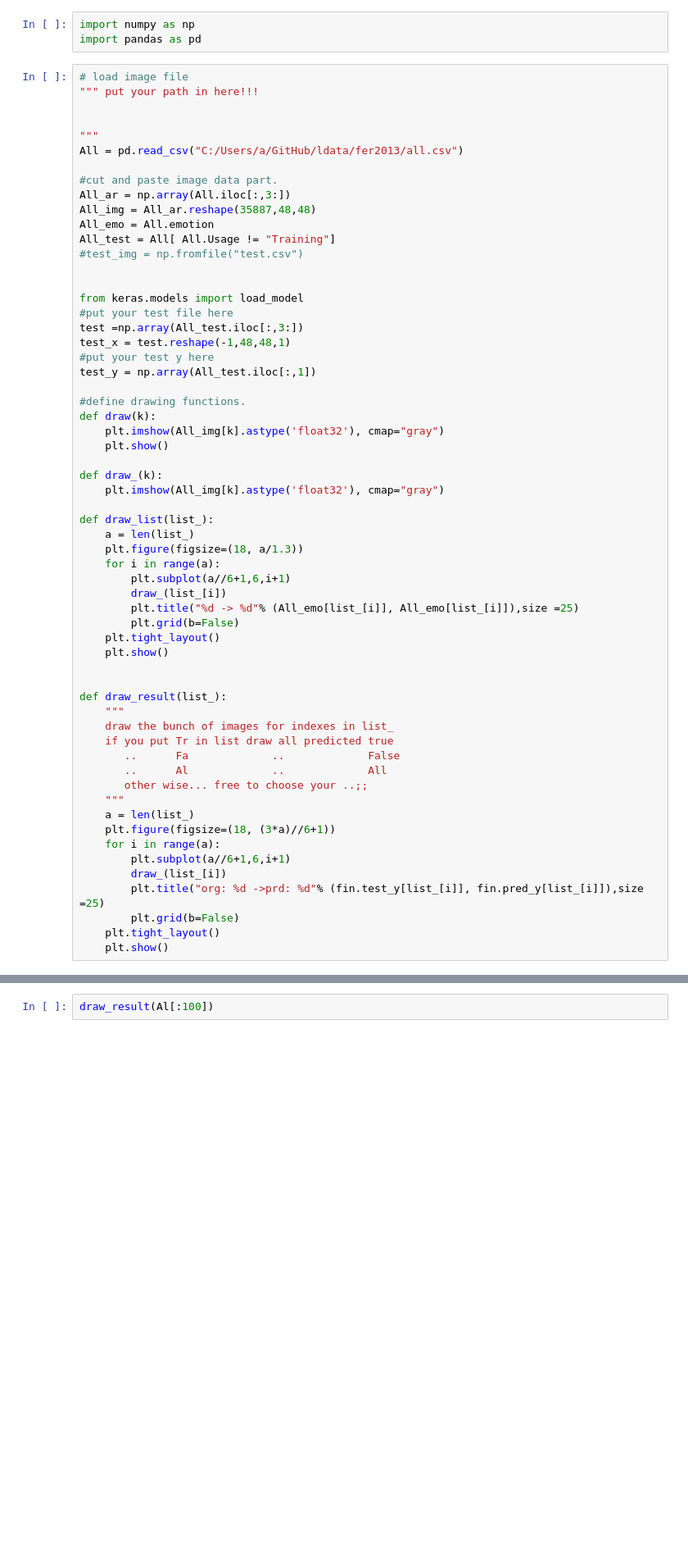
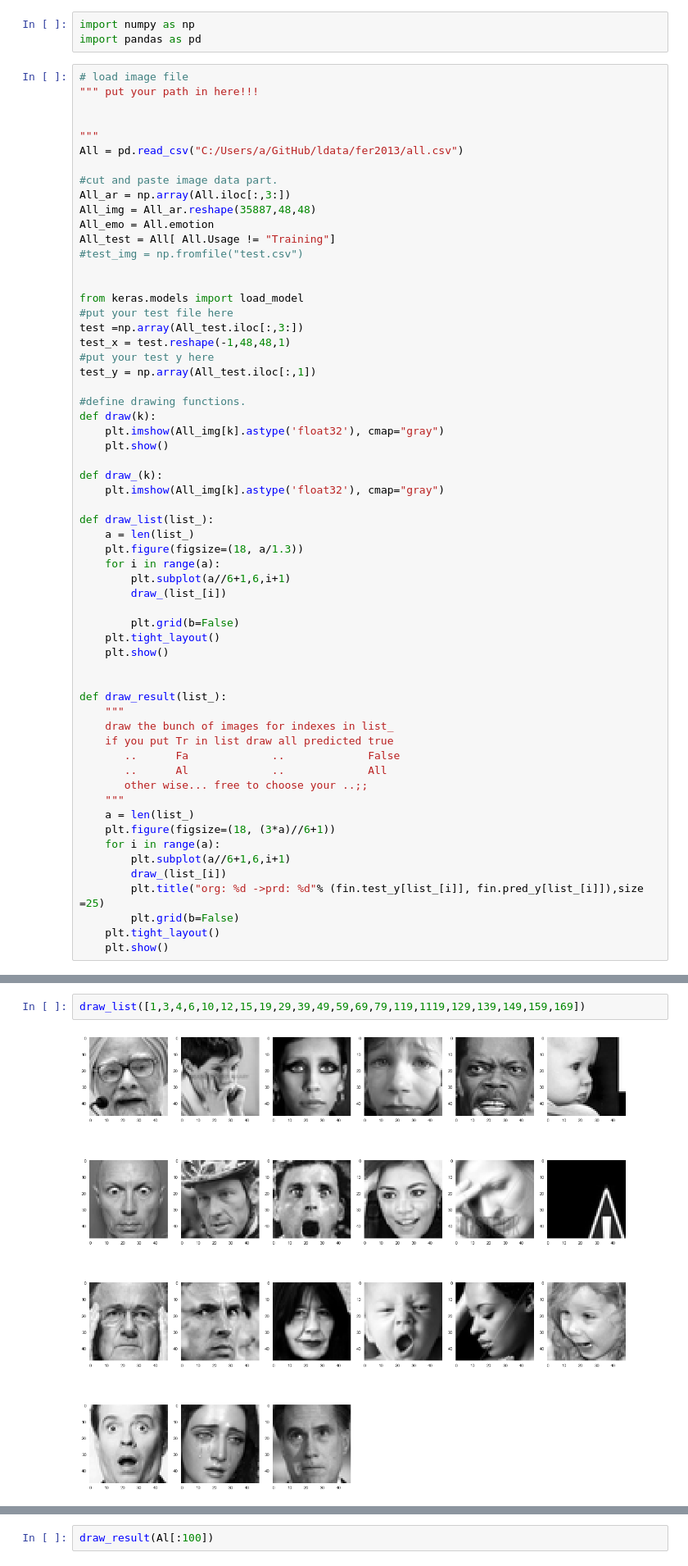
Before and after one commit to yjsuh-sub/team-project-image, a Jupyter notebook: YG/false image drawing.ipynb, the cells around one changed output, grey strips where cells are left out. Shown at 82% size. Cells and saved outputs as stored; diff of their text form; blank space fills up the shorter version.

```diff
--- a/YG/false image drawing.ipynb
+++ b/YG/false image drawing.ipynb
@@ -42,7 +42,7 @@ def draw_list(list_):
     for i in range(a):
         plt.subplot(a//6+1,6,i+1)
         draw_(list_[i])
-        plt.title("%d -> %d"% (All_emo[list_[i]], All_emo[list_[i]]),size =25)
+
         plt.grid(b=False)
     plt.tight_layout()
     plt.show()
@@ -71,3 +68,7 @@ def draw_result(list_):
+# %%
+draw_list([1,3,4,6,10,12,15,19,29,39,49,59,69,79,119,1119,129,139,149,159,169])
+# %% [output]
+[figure, added]
 # %%
 %time
 draw_result(Fa[:100])
```
Also changed, not shown: parts of 3 cells of this notebook, 10 other files.
